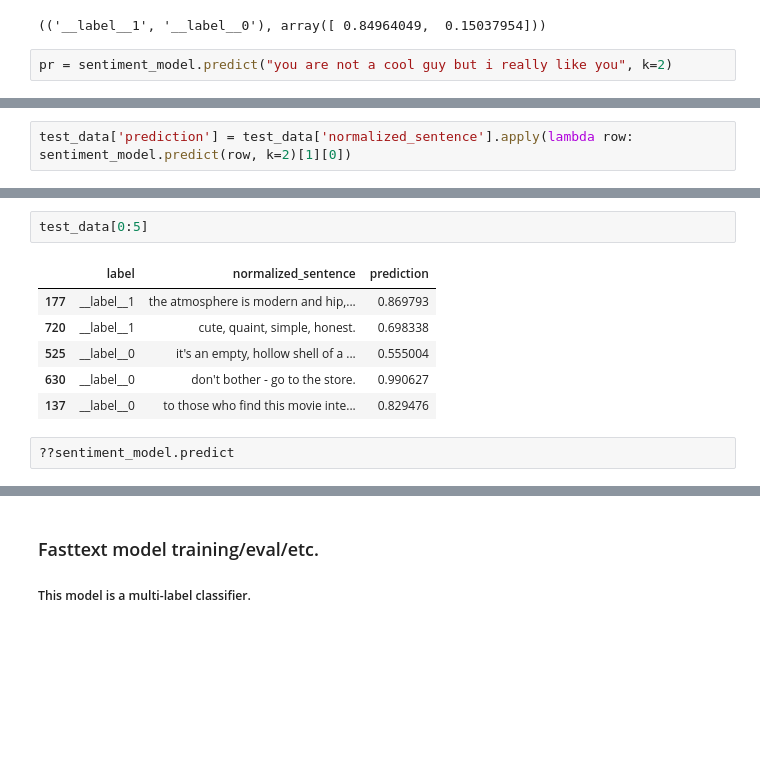
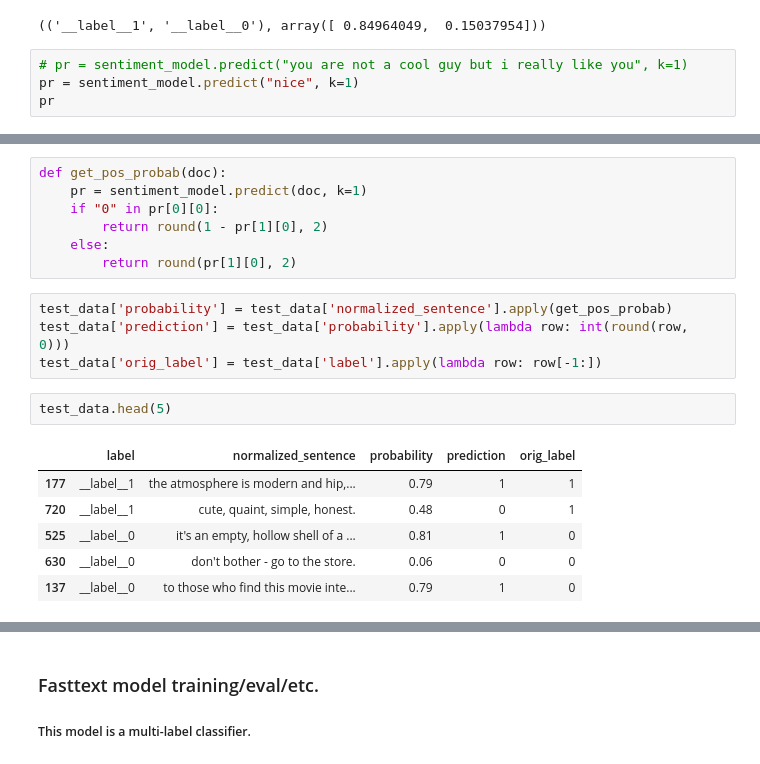
Before and after one commit to hminooei/DSbyHadi, a Jupyter notebook: Tutorial3/sentiment-analysis-embedding.ipynb, the cells around one changed output, grey strips where cells are left out. Drawn from its saved outputs; the diff is of its cells as text; blank space fills up the shorter version.

Commit message:
added prediction and probability columns based on fasttext model

```diff
--- a/Tutorial3/sentiment-analysis-embedding.ipynb
+++ b/Tutorial3/sentiment-analysis-embedding.ipynb
@@ -145,4 +145,6 @@ sentiment_model.predict("yeah..", k=2)
 (('__label__1', '__label__0'), array([ 0.65207916,  0.34794083]))
 (('__label__1', '__label__0'), array([ 0.84964049,  0.15037954]))
 # %%
-pr = sentiment_model.predict("you are not a cool guy but i really like you", k=2)
+# pr = sentiment_model.predict("you are not a cool guy but i really like you", k=1)
+pr = sentiment_model.predict("nice", k=1)
+pr
@@ -153,2 +152,0 @@ pr[1][0]
-# %%
-test_data['prediction'] = test_data['normalized_sentence'].apply(lambda row: sentiment_model.predict(row, k=2)[1][0])
@@ -161,11 +160,20 @@ See the caveats in the documentation: http://pandas.pydata.org/pandas-docs/stabl
+# %%
+def get_pos_probab(doc):
+    pr = sentiment_model.predict(doc, k=1)
+    if "0" in pr[0][0]:
+        return round(1 - pr[1][0], 2)
+    else:
+        return round(pr[1][0], 2)
+# %%
+test_data['probability'] = test_data['normalized_sentence'].apply(get_pos_probab)
+test_data['prediction'] = test_data['probability'].apply(lambda row: int(round(row, 0)))
+test_data['orig_label'] = test_data['label'].apply(lambda row: row[-1:])
 # %%
-test_data[0:5]
+test_data.head(5)
 # %% [output]
-|  | label | normalized_sentence | prediction |
-| 177 | __label__1 | the atmosphere is modern and hip,... | 0.869793 |
-| 720 | __label__1 | cute, quaint, simple, honest. | 0.698338 |
-| 525 | __label__0 | it's an empty, hollow shell of a ... | 0.555004 |
-| 630 | __label__0 | don't bother - go to the store. | 0.990627 |
-| 137 | __label__0 | to those who find this movie inte... | 0.829476 |
+|  | label | normalized_sentence | probability | prediction | orig_label |
+| 177 | __label__1 | the atmosphere is modern and hip,... | 0.79 | 1 | 1 |
+| 720 | __label__1 | cute, quaint, simple, honest. | 0.48 | 0 | 1 |
+| 525 | __label__0 | it's an empty, hollow shell of a ... | 0.81 | 1 | 0 |
+| 630 | __label__0 | don't bother - go to the store. | 0.06 | 0 | 0 |
+| 137 | __label__0 | to those who find this movie inte... | 0.79 | 1 | 0 |
-# %%
-??sentiment_model.predict
```
Also changed, not shown: parts of 13 cells of this notebook.
